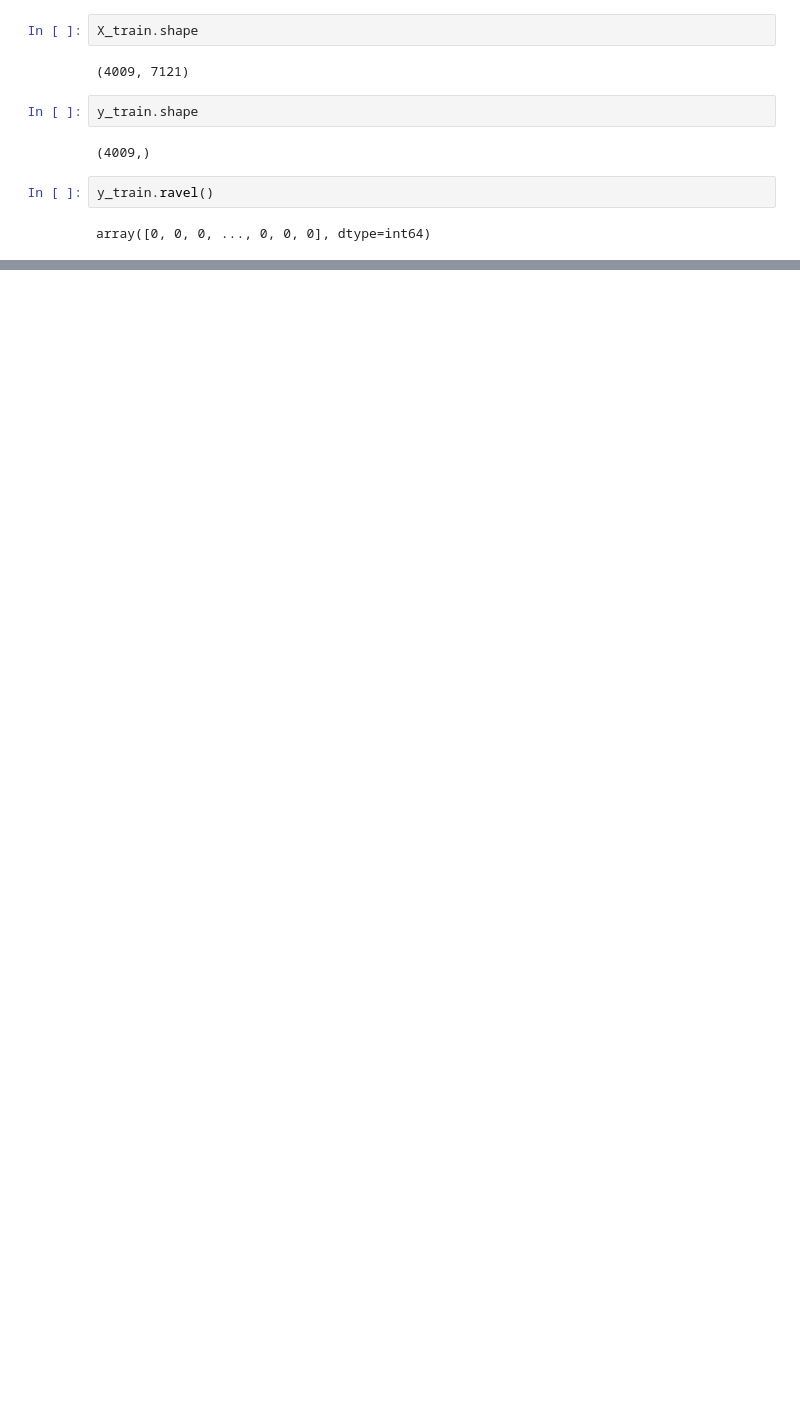
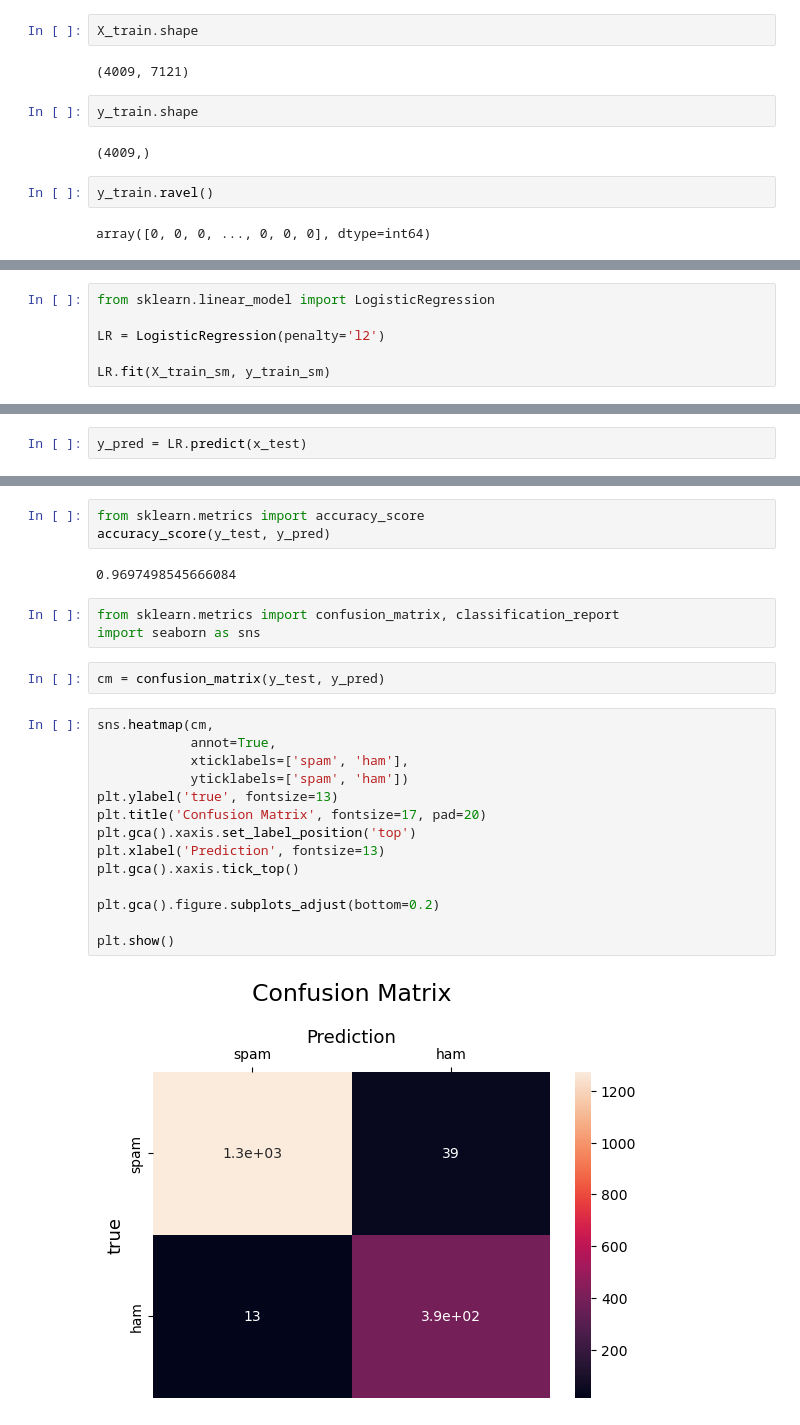
Before and after one commit to judgeofmyown/Spam_detection, a Jupyter notebook: spam_detector.ipynb, the cells around one changed output, grey strips where cells are left out. Saved outputs shown, nothing was run; the diff lists cells and outputs as text; blank space fills up the shorter version.

```diff
--- a/spam_detector.ipynb
+++ b/spam_detector.ipynb
@@ -346,0 +372,6 @@ ModuleNotFoundError: No module named 'smote_variants'
+# %%
+from sklearn.linear_model import LogisticRegression
+
+LR = LogisticRegression(penalty='l2')
+
+LR.fit(X_train_sm, y_train_sm)
@@ -346,0 +380,2 @@ ModuleNotFoundError: No module named 'smote_variants'
+# %%
+y_pred = LR.predict(x_test)
@@ -346,0 +401,26 @@ ModuleNotFoundError: No module named 'smote_variants'
+# %%
+from sklearn.metrics import accuracy_score
+accuracy_score(y_test, y_pred)
+# %% [output]
+0.9697498545666084
+# %%
+from sklearn.metrics import confusion_matrix, classification_report
+import seaborn as sns
+# %%
+cm = confusion_matrix(y_test, y_pred)
+# %%
+sns.heatmap(cm,
+            annot=True,
+            xticklabels=['spam', 'ham'],
+            yticklabels=['spam', 'ham'])
+plt.ylabel('true', fontsize=13)
+plt.title('Confusion Matrix', fontsize=17, pad=20)
+plt.gca().xaxis.set_label_position('top')
+plt.xlabel('Prediction', fontsize=13)
+plt.gca().xaxis.tick_top()
+
+plt.gca().figure.subplots_adjust(bottom=0.2)
+
+plt.show()
+# %% [output]
+[figure, added]
```
Also changed, not shown: parts of 15 cells of this notebook.
